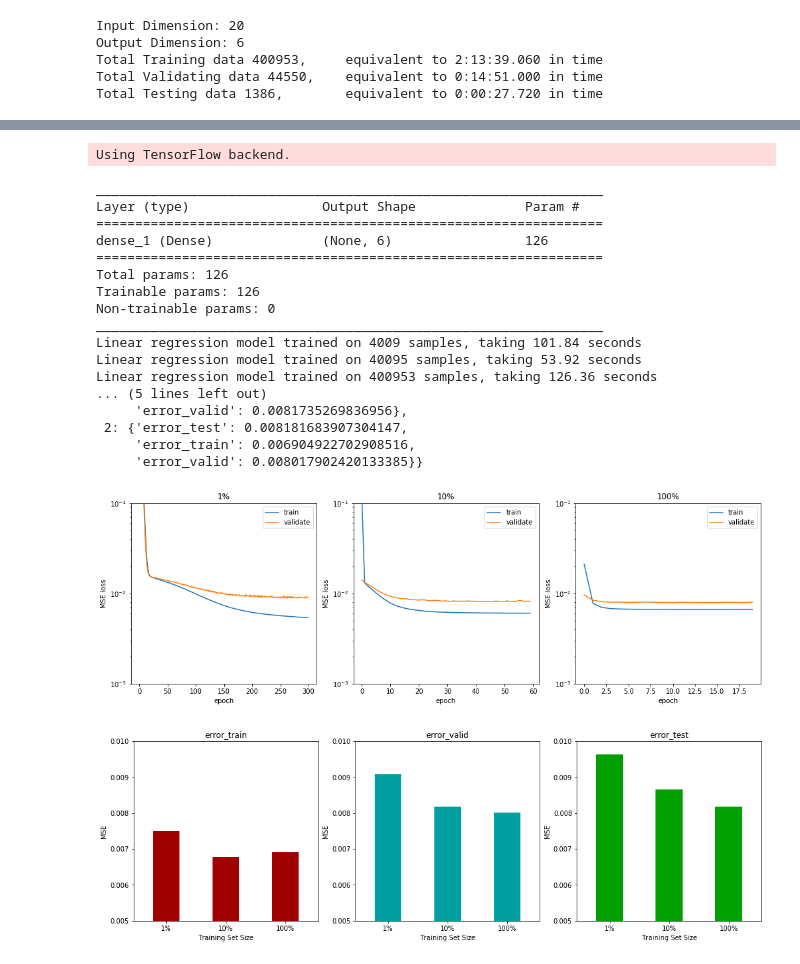
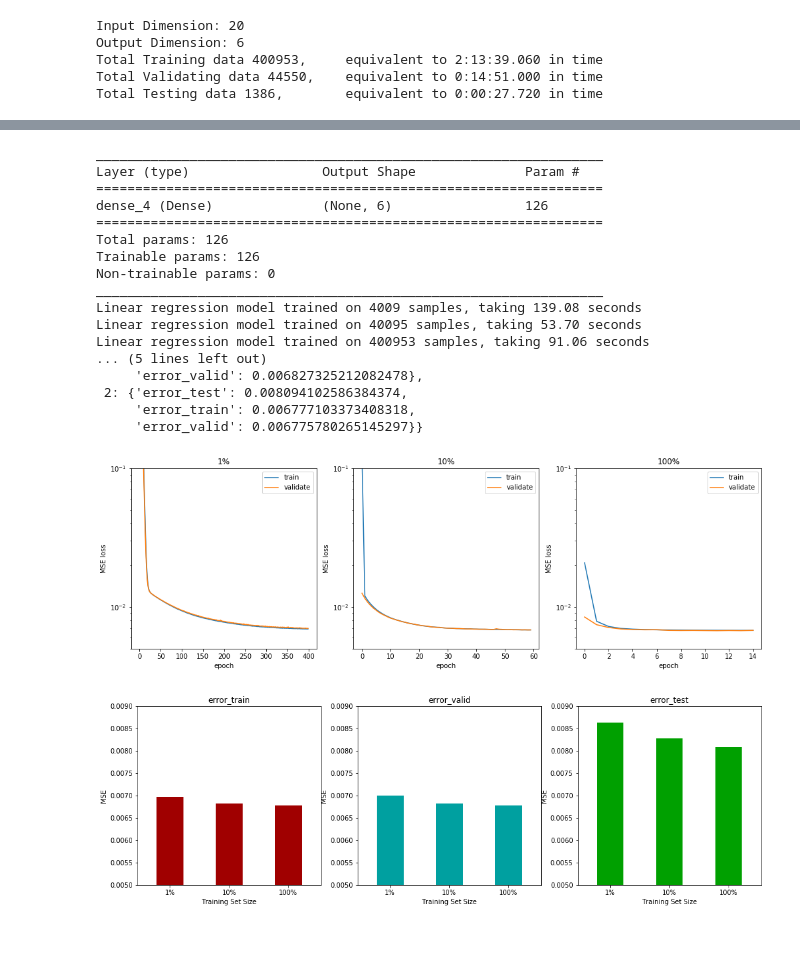
Before and after one commit to triwoods/udacity-ml-projects, a Jupyter notebook: capstone/capstone_SenLi/Capstone_Project.ipynb, the cells around one changed output, grey strips where cells are left out. Drawn from its saved outputs; the diff is of its cells as text; code cells hidden in the pictures; blank space fills up the shorter version.

```diff
--- a/capstone/capstone_SenLi/Capstone_Project.ipynb
+++ b/capstone/capstone_SenLi/Capstone_Project.ipynb
@@ -90,8 +92,8 @@ from sklearn.metrics import mean_squared_error
 from scipy.cluster.vq import vq
 
 def vq_evaluate(X, y, codebook):
-    dim_x = X.shape[1]
-    dim_y = y.shape[1]
+    dim_x = X.shape[-1]
+    dim_y = y.shape[-1]
 
     num_data = X.shape[0]
     c_id, _ = vq(X, codebook[:, :dim_x])
@@ -102,21 +104,21 @@ def vq_evaluate(X, y, codebook):
 
     return mean_squared_error(y, yp)
 
-model = MiniBatchKMeans(n_clusters=64, random_state=0)
+model = MiniBatchKMeans(n_clusters=256, random_state=0)
 
 results['VQ_Codebook'] = {}
 for i, samples in enumerate([samples_1, samples_10, samples_100]):
     result = {}
 
-    # combine LB and HB LSFs for KMeans clustering
+    # combine LB and HB LSFs for K-Means clustering
     start = time()
-    model.fit(np.hstack((X_train[:samples, :], y_train[:samples, :])))
+    model.fit(np.hstack((X_train[:samples, 2, :], y_train[:samples, :])))
     end = time()
 
     codebook = np.array(model.cluster_centers_)
-    error_train = vq_evaluate(X_train[:10000, :], y_train[:10000, :], codebook)
-    error_valid = vq_evaluate(X_valid, y_valid, codebook)
-    error_test = vq_evaluate(X_test, y_test, codebook)
+    error_train = vq_evaluate(X_train[:10000, 2, :], y_train[:10000, :], codebook)
+    error_valid = vq_evaluate(X_valid[:, 2, :], y_valid, codebook)
+    error_test = vq_evaluate(X_test[:, 2, :], y_test, codebook)
 
     result['error_train'] = error_train
     result['error_valid'] = error_valid
@@ -149,30 +151,32 @@ u.plot_model_result(results['VQ_Codebook'], ylim=(0.005, 0.012))
 # Build benchmark linear regression model
 from models import linear_regression
 
-model = linear_regression(dim_x, dim_y)
+model = linear_regression(dim_x, dim_y, lr=1e-3)
 params = model.get_weights()
 
 results['Linear_Regression'] = {}
 plt.figure(figsize=(17,5))
 for i, samples in enumerate([samples_1, samples_10, samples_100]):
     result = {}
-    verbose = 0
 
     if samples == samples_1:
-        n_epoch = 300
+        n_epoch = 400
+        verbose = 0
     elif samples == samples_10:
         n_epoch = 60
+        verbose = 0
     else:
-        n_epoch = 20
+        n_epoch = 15
+        verbose = 0
 
     start = time()
     model.set_weights(params)
-    history = model.fit(X_train[:samples, :], y_train[:samples, :], epochs=n_epoch, batch_size=128, verbose=verbose, validation_data=(X_valid, y_valid), shuffle=True)
+    history = model.fit(X_train[:samples, 2, :], y_train[:samples, :], epochs=n_epoch, batch_size=128, verbose=verbose, validation_data=(X_valid[:, 2, :], y_valid), shuffle=True)
     end = time()
 
-    error_train = model.evaluate(X_train[:10000, :], y_train[:10000, :], batch_size=128, verbose=verbose)
-    error_valid = model.evaluate(X_valid, y_valid, batch_size=128, verbose=verbose)
-    error_test = model.evaluate(X_test, y_test, batch_size=128, verbose=verbose)
+    error_train = model.evaluate(X_train[:10000, 2, :], y_train[:10000, :], batch_size=128, verbose=verbose)
+    error_valid = model.evaluate(X_valid[:, 2, :], y_valid, batch_size=128, verbose=verbose)
+    error_test = model.evaluate(X_test[:, 2, :], y_test, batch_size=128, verbose=verbose)
 
     result['error_train'] = error_train
     result['error_valid'] = error_valid
@@ -187,7 +191,7 @@ for i, samples in enumerate([samples_1, samples_10, samples_100]):
     plt.semilogy(history.history['val_loss'])
     plt.xlabel('epoch')
     plt.ylabel('MSE loss')
-    plt.ylim((1e-3, 1e-1))
+    plt.ylim((0.005, 0.1))
     plt.title(titles[i])
     plt.legend(['train', 'validate'], loc='upper right')
 
@@ -195,29 +199,28 @@ for i, samples in enumerate([samples_1, samples_10, samples_100]):
 
 pprint(results['Linear_Regression'])
 # %% [output]
-Using TensorFlow backend.
+_________________________________________________________________
+Layer (type)                 Output Shape              Param #
+=================================================================
+dense_4 (Dense)              (None, 6)                 126
+=================================================================
+Total params: 126
+Trainable params: 126
+Non-trainable params: 0
+_________________________________________________________________
+Linear regression model trained on 4009 samples, taking 139.08 seconds
+Linear regression model trained on 40095 samples, taking 53.70 seconds
+Linear regression model trained on 400953 samples, taking 91.06 seconds
+... (5 lines left out)
+     'error_valid': 0.006827325212082478},
+ 2: {'error_test': 0.008094102586384374,
+     'error_train': 0.006777103373408318,
+     'error_valid': 0.006775780265145297}}
-_________________________________________________________________
-Layer (type)                 Output Shape              Param #
-=================================================================
-dense_1 (Dense)              (None, 6)                 126
-=================================================================
-Total params: 126
-Trainable params: 126
-Non-trainable params: 0
-_________________________________________________________________
-Linear regression model trained on 4009 samples, taking 101.84 seconds
-Linear regression model trained on 40095 samples, taking 53.92 seconds
-Linear regression model trained on 400953 samples, taking 126.36 seconds
-... (5 lines left out)
-     'error_valid': 0.0081735269836956},
- 2: {'error_test': 0.008181683907304147,
-     'error_train': 0.006904922702908516,
-     'error_valid': 0.008017902420133385}}
-[figure, old version]
+[figure, new version]
 # %%
-u.plot_model_result(results['Linear_Regression'])
+u.plot_model_result(results['Linear_Regression'], ylim=(0.005, 0.009))
 # %% [output]
-[figure, old version]
+[figure, new version]
 # %%
 # Build 1 hidden layer MLP model
 from models import mlp
```
Also changed, not shown: parts of 17 cells of this notebook.
